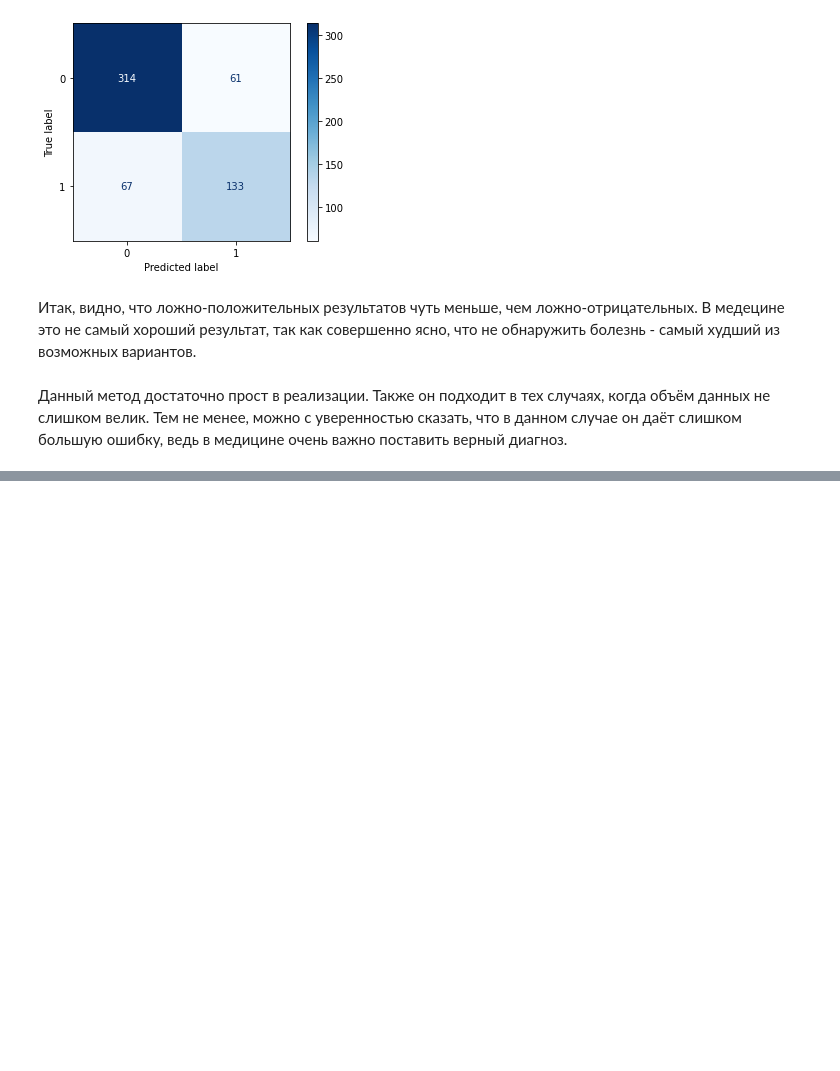
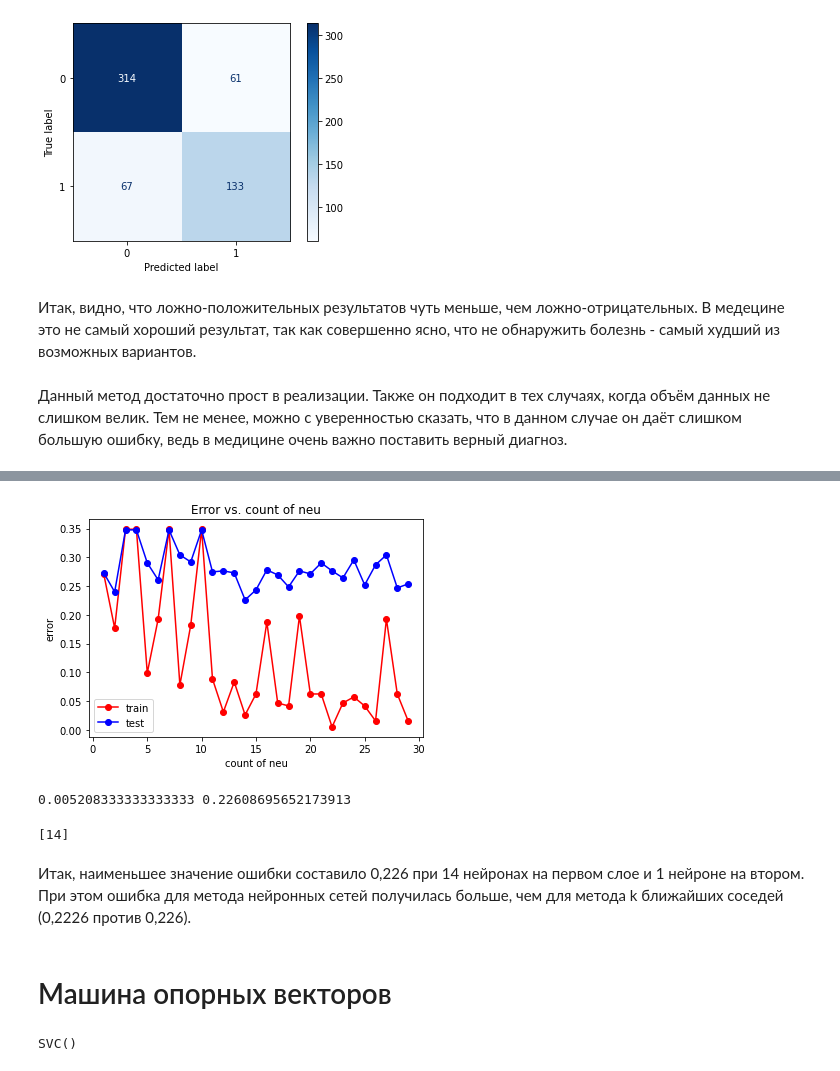
Before and after one commit to 381706LembrikovStepan/MachineLearning, a Jupyter notebook: Diabet_first_homework.ipynb, the cells around one changed output, grey strips where cells are left out. Drawn from its saved outputs; the diff is of its cells as text; code cells hidden in the pictures; blank space fills up the shorter version.

```diff
--- a/Diabet_first_homework.ipynb
+++ b/Diabet_first_homework.ipynb
@@ -322,0 +365,43 @@ pass
+# %%
+hidden_layer = np.arange(1, 30)
+test_err = []
+train_err = []
+for neu in hidden_layer:
+    mlp_model = MLPClassifier(hidden_layer_sizes = (neu, 1), random_state = 42, max_iter = 10000)
+    mlp_model.fit(X_train, y_train)
+
+    y_train_pred = mlp_model.predict(X_train)
+    y_test_pred = mlp_model.predict(X_test)
+    train_err.append(np.mean(y_train != y_train_pred))
+    test_err.append(np.mean(y_test != y_test_pred))
+# %%
+plt.plot(hidden_layer, train_err, 'r-o', label = 'train')
+plt.plot(hidden_layer, test_err, 'b-o', label = 'test')
+plt.title('Error vs. count of neu')
+plt.xlabel('count of neu')
+plt.ylabel('error')
+plt.legend()
+pass
+# %% [output]
+[figure, added]
+# %%
+min_train_err = np.min(train_err)
+min_test_err = np.min(test_err)
+print(min_train_err, min_test_err)
+# %% [output]
+0.005208333333333333 0.22608695652173913
+# %%
+neu_opt = hidden_layer[test_err == min_test_err]
+print(neu_opt)
+# %% [output]
+[14]
+# %% [markdown]
+Итак, наименьшее значение ошибки составило 0,226 при 14 нейронах на первом слое и 1 нейроне на втором. При этом ошибка для метода нейронных сетей получилась больше, чем для метода k ближайших соседей (0,2226 против 0,226).
+# %% [markdown]
+# Машина опорных векторов
+# %%
+from sklearn.svm import SVC
+model = SVC()
+model.fit(X_train, y_train)
+# %% [output]
+SVC()
```
Also changed, not shown: parts of 44 cells of this notebook.
